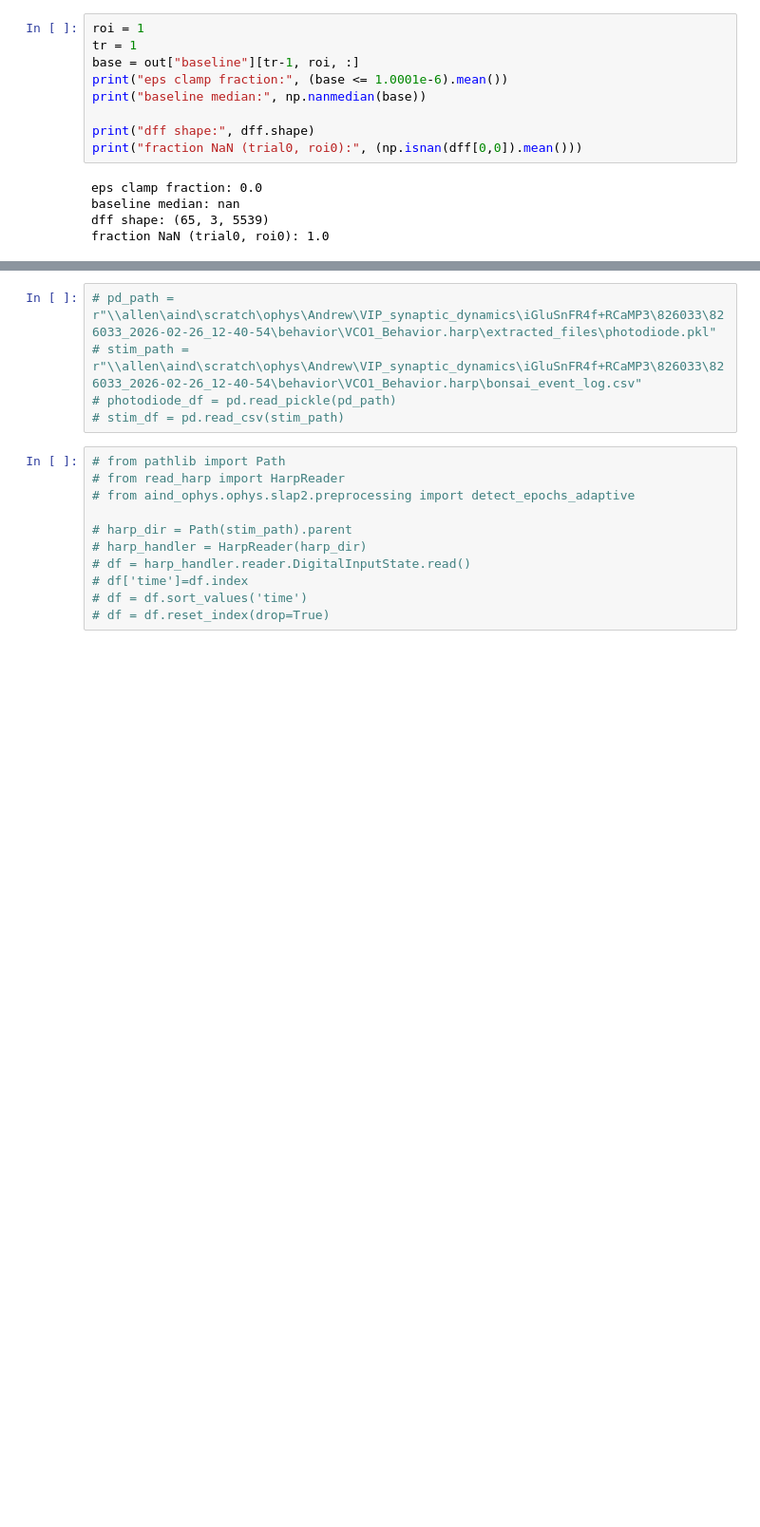
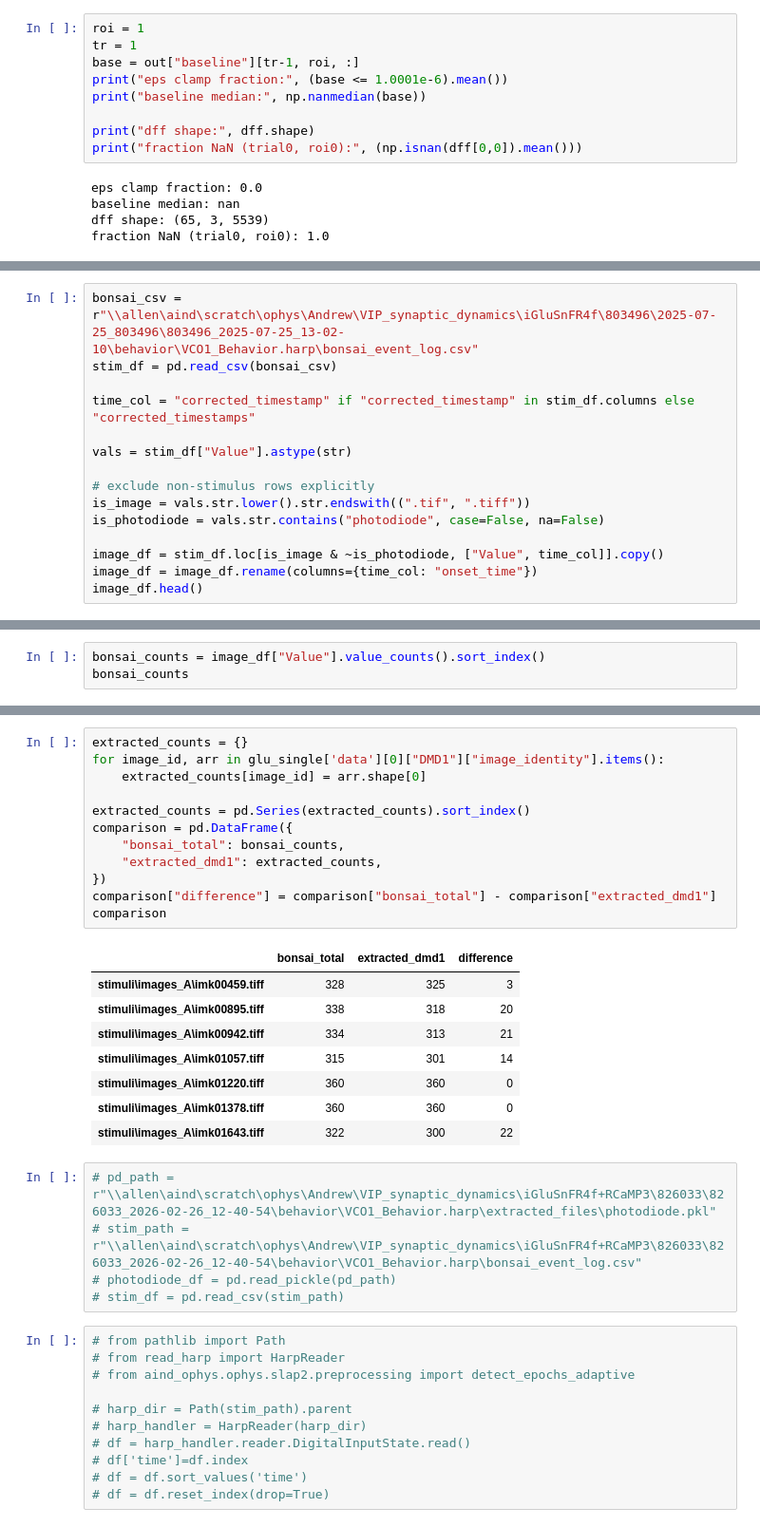
Before and after one commit to AMShelton/vip-slap2-analysis, a Jupyter notebook: notebooks/glutamate/2026-02-18_Summarize_LoCo_AccessPattern.ipynb, the cells around one changed output, grey strips where cells are left out. Shown at 95% size. Drawn from its saved outputs; the diff is of its cells as text; blank space fills up the shorter version.

Commit message:
Finalized glutamate data extraction method

```diff
--- a/notebooks/glutamate/2026-02-18_Summarize_LoCo_AccessPattern.ipynb
+++ b/notebooks/glutamate/2026-02-18_Summarize_LoCo_AccessPattern.ipynb
@@ -384,0 +465,15 @@ array([], shape=(0, 92, 150), dtype=float64)
+# %%
+bonsai_csv = r"\\allen\aind\scratch\ophys\Andrew\VIP_synaptic_dynamics\iGluSnFR4f\803496\2025-07-25_803496\803496_2025-07-25_13-02-10\behavior\VCO1_Behavior.harp\bonsai_event_log.csv"
+stim_df = pd.read_csv(bonsai_csv)
+
+time_col = "corrected_timestamp" if "corrected_timestamp" in stim_df.columns else "corrected_timestamps"
+
+vals = stim_df["Value"].astype(str)
+
+# exclude non-stimulus rows explicitly
+is_image = vals.str.lower().str.endswith((".tif", ".tiff"))
+is_photodiode = vals.str.contains("photodiode", case=False, na=False)
+
+image_df = stim_df.loc[is_image & ~is_photodiode, ["Value", time_col]].copy()
+image_df = image_df.rename(columns={time_col: "onset_time"})
+image_df.head()
@@ -384,0 +487,3 @@ array([], shape=(0, 92, 150), dtype=float64)
+# %%
+bonsai_counts = image_df["Value"].value_counts().sort_index()
+bonsai_counts
@@ -385,3 +500,24 @@ array([], shape=(0, 92, 150), dtype=float64)
+# %%
+extracted_counts = {}
+for image_id, arr in glu_single['data'][0]["DMD1"]["image_identity"].items():
+    extracted_counts[image_id] = arr.shape[0]
+
+extracted_counts = pd.Series(extracted_counts).sort_index()
+comparison = pd.DataFrame({
+    "bonsai_total": bonsai_counts,
+    "extracted_dmd1": extracted_counts,
+})
+comparison["difference"] = comparison["bonsai_total"] - comparison["extracted_dmd1"]
+comparison
+# %% [output]
+|  | bonsai_total | extracted_dmd1 | difference |
+| stimuli\images_A\imk00459.tiff | 328 | 325 | 3 |
+| stimuli\images_A\imk00895.tiff | 338 | 318 | 20 |
+| stimuli\images_A\imk00942.tiff | 334 | 313 | 21 |
+| stimuli\images_A\imk01057.tiff | 315 | 301 | 14 |
+| stimuli\images_A\imk01220.tiff | 360 | 360 | 0 |
+| stimuli\images_A\imk01378.tiff | 360 | 360 | 0 |
+| stimuli\images_A\imk01643.tiff | 322 | 300 | 22 |
 # %%
 # pd_path = r"\\allen\aind\scratch\ophys\Andrew\VIP_synaptic_dynamics\iGluSnFR4f+RCaMP3\826033\826033_2026-02-26_12-40-54\behavior\VCO1_Behavior.harp\extracted_files\photodiode.pkl"
 # stim_path = r"\\allen\aind\scratch\ophys\Andrew\VIP_synaptic_dynamics\iGluSnFR4f+RCaMP3\826033\826033_2026-02-26_12-40-54\behavior\VCO1_Behavior.harp\bonsai_event_log.csv"
```
Also changed, not shown: parts of 37 cells of this notebook, 3 other files.
